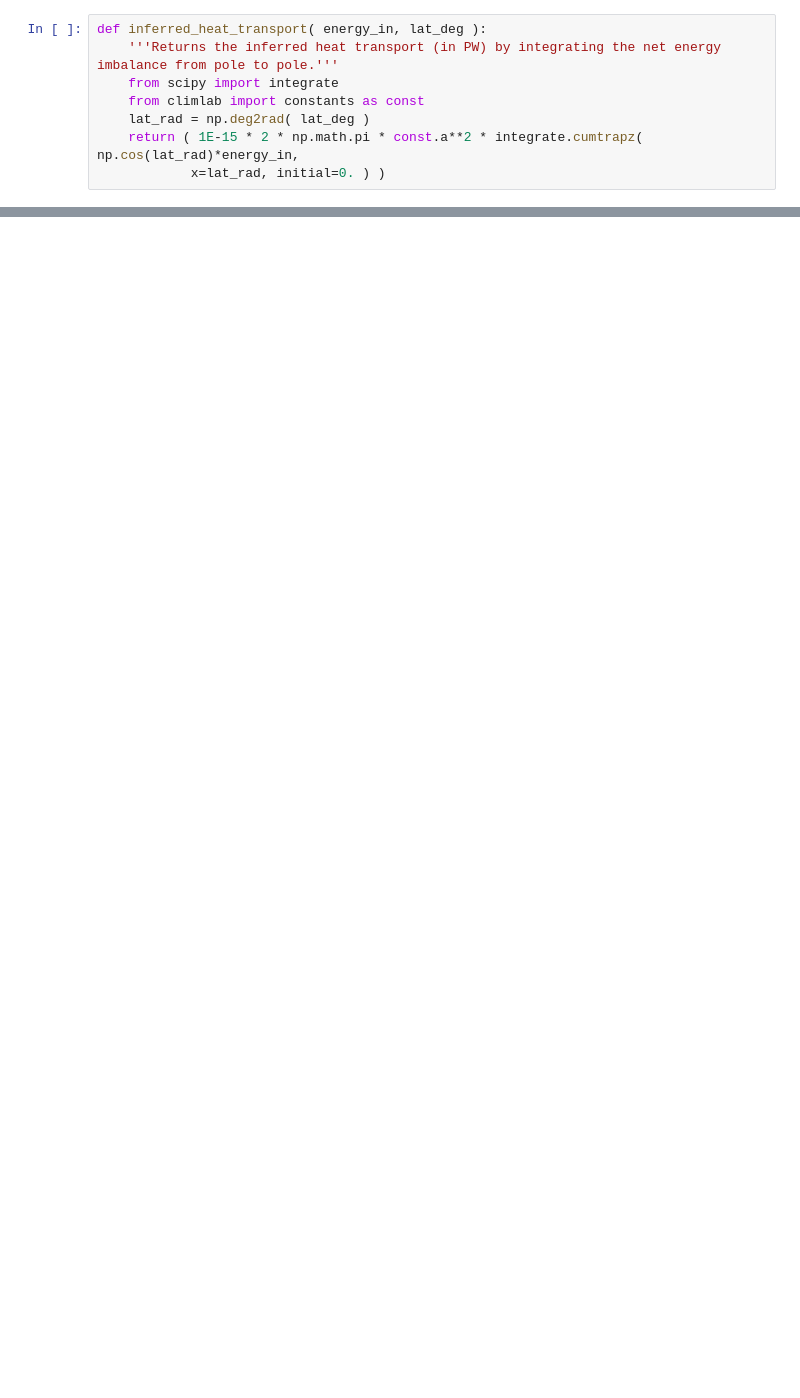
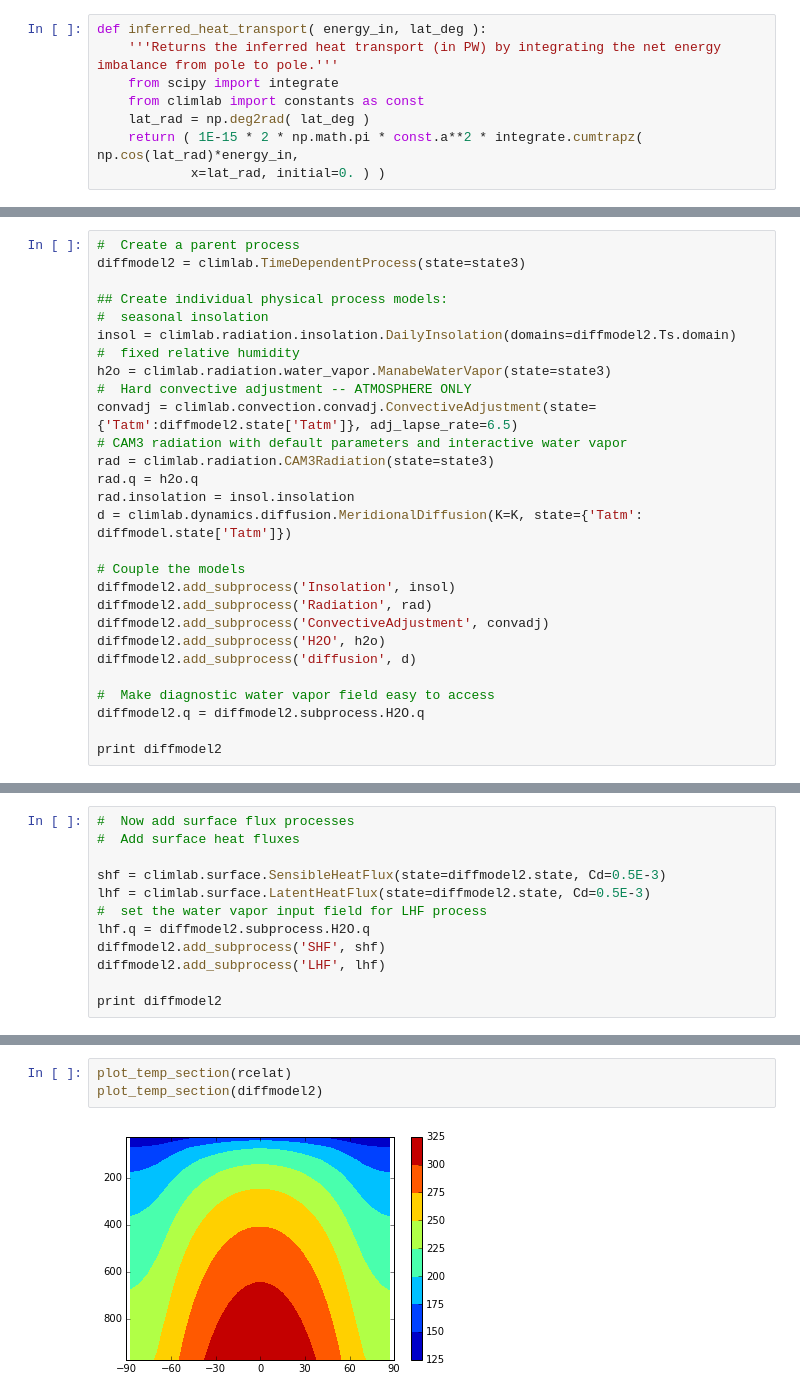
Before and after one commit to climlab/climlab, a Jupyter notebook: courseware/RCE with CAM3 radiation.ipynb, the cells around one changed output, grey strips where cells are left out. Cells and saved outputs as stored; diff of their text form; blank space fills up the shorter version.

Commit message:
Added example with explicit surface fluxes to the CAM3 Radiation example notebook.

```diff
--- a/courseware/RCE with CAM3 radiation.ipynb
+++ b/courseware/RCE with CAM3 radiation.ipynb
@@ -245,0 +249,28 @@ plt.plot(diffmodel.lat, inferred_heat_transport(Rtoa, diffmodel.lat))
+# %%
+#  Create a parent process
+diffmodel2 = climlab.TimeDependentProcess(state=state3)
+
+## Create individual physical process models:
+#  seasonal insolation
+insol = climlab.radiation.insolation.DailyInsolation(domains=diffmodel2.Ts.domain)
+#  fixed relative humidity
+h2o = climlab.radiation.water_vapor.ManabeWaterVapor(state=state3)
+#  Hard convective adjustment -- ATMOSPHERE ONLY
+convadj = climlab.convection.convadj.ConvectiveAdjustment(state={'Tatm':diffmodel2.state['Tatm']}, adj_lapse_rate=6.5)
+# CAM3 radiation with default parameters and interactive water vapor
+rad = climlab.radiation.CAM3Radiation(state=state3)
+rad.q = h2o.q
+rad.insolation = insol.insolation
+d = climlab.dynamics.diffusion.MeridionalDiffusion(K=K, state={'Tatm': diffmodel.state['Tatm']})
+
+# Couple the models
+diffmodel2.add_subprocess('Insolation', insol)
+diffmodel2.add_subprocess('Radiation', rad)
+diffmodel2.add_subprocess('ConvectiveAdjustment', convadj)
+diffmodel2.add_subprocess('H2O', h2o)
+diffmodel2.add_subprocess('diffusion', d)
+
+#  Make diagnostic water vapor field easy to access
+diffmodel2.q = diffmodel2.subprocess.H2O.q
+
+print diffmodel2
@@ -245,0 +290,12 @@ plt.plot(diffmodel.lat, inferred_heat_transport(Rtoa, diffmodel.lat))
+# %%
+#  Now add surface flux processes
+#  Add surface heat fluxes
+
+shf = climlab.surface.SensibleHeatFlux(state=diffmodel2.state, Cd=0.5E-3)
+lhf = climlab.surface.LatentHeatFlux(state=diffmodel2.state, Cd=0.5E-3)
+#  set the water vapor input field for LHF process
+lhf.q = diffmodel2.subprocess.H2O.q
+diffmodel2.add_subprocess('SHF', shf)
+diffmodel2.add_subprocess('LHF', lhf)
+
+print diffmodel2
@@ -245,0 +326,5 @@ plt.plot(diffmodel.lat, inferred_heat_transport(Rtoa, diffmodel.lat))
+# %%
+plot_temp_section(rcelat)
+plot_temp_section(diffmodel2)
+# %% [output]
+[figure, added]
```
Also changed, not shown: parts of 21 cells of this notebook.
